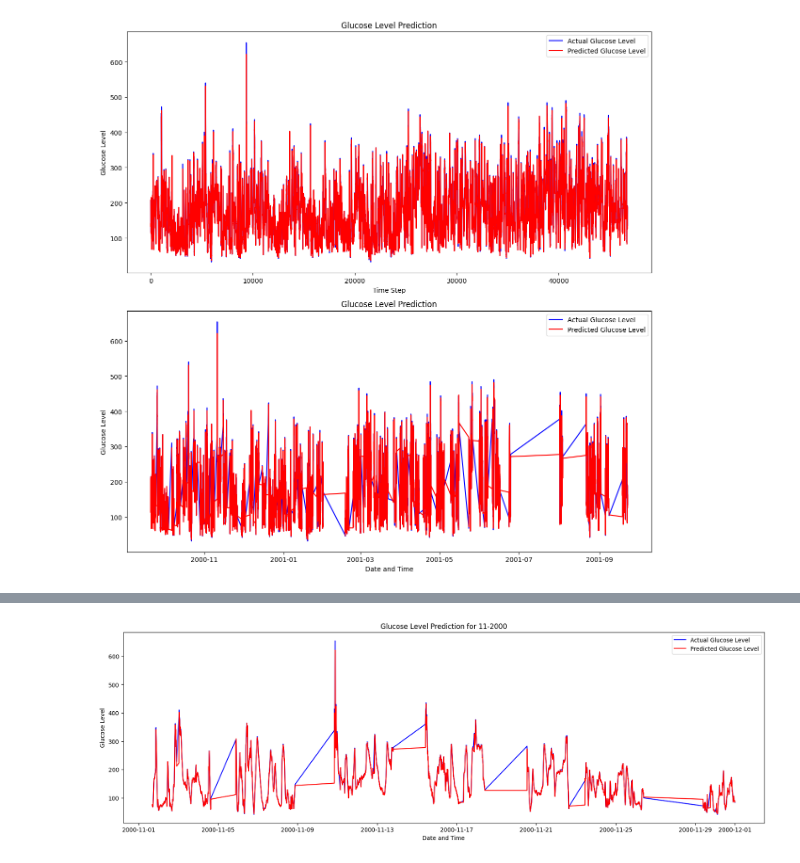
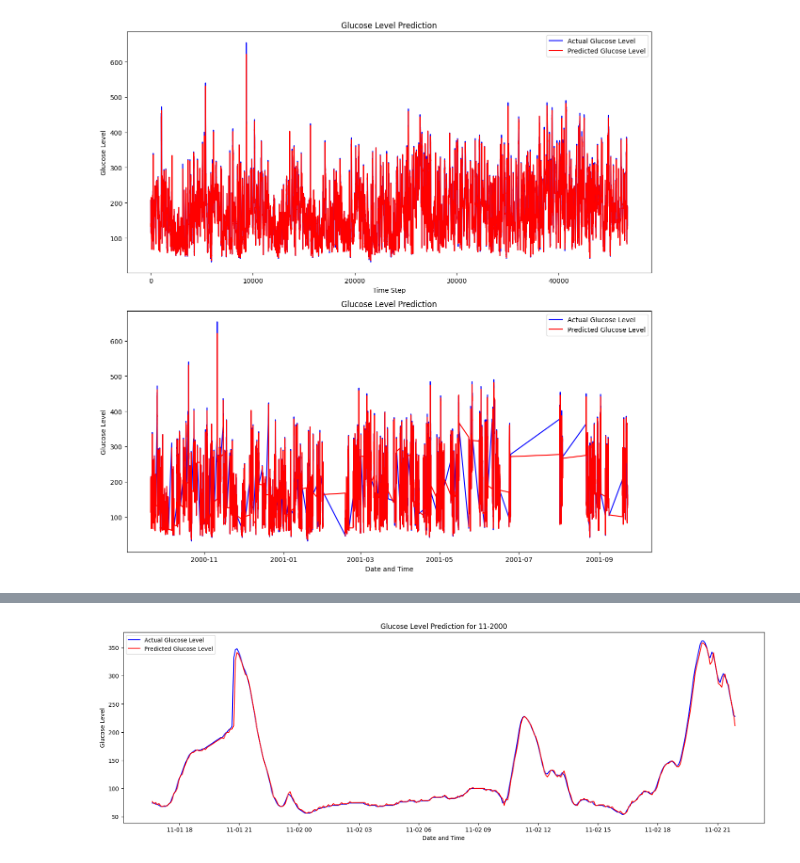
Before and after one commit to s0578620/Projektstudium_2_RNN, a Jupyter notebook: RNN_GlucosePrediction/DataPreprocessing.ipynb, the cells around one changed output, grey strips where cells are left out. Saved outputs shown, nothing was run; the diff lists cells and outputs as text; code cells hidden in the pictures.

```diff
--- a/RNN_GlucosePrediction/DataPreprocessing.ipynb
+++ b/RNN_GlucosePrediction/DataPreprocessing.ipynb
@@ -166,11 +166,10 @@ plt.show()
 1461/1461 [==============================] - 1s 999us/step
 [figure]
 # %%
-
 year = 2000
 month = 11
 start_day = 1
-end_day = 30
+end_day = 2
 
 patient_data_filtered = patient_data[(patient_data['DeviceDtTm'].dt.year == year)
                                     & (patient_data['DeviceDtTm'].dt.month == month)
@@ -201 +200 @@ plt.show()
-[figure, old version]
+[figure, new version]
```
Also changed, not shown: parts of 1 cell of this notebook, 1 other file.
